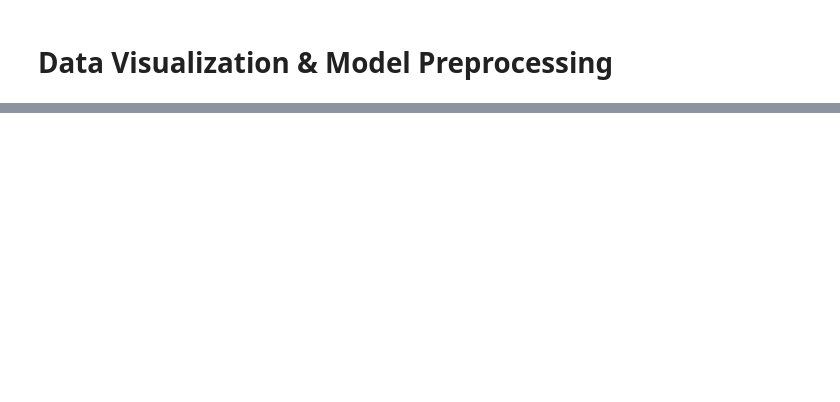
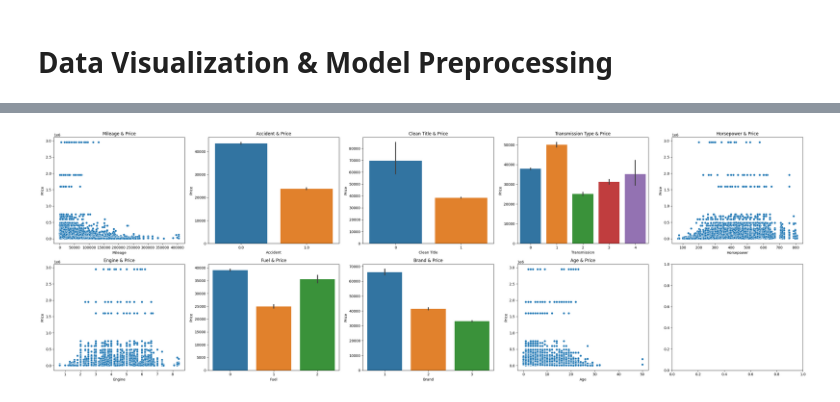
Before and after one commit to aneesakram/regression-of-used-car-prices, a Jupyter notebook: carPriceReg.ipynb, the cells around one changed output, grey strips where cells are left out. Cells and saved outputs as stored; diff of their text form; code cells hidden in the pictures; blank space fills up the shorter version.

```diff
--- a/carPriceReg.ipynb
+++ b/carPriceReg.ipynb
@@ -374,0 +403,54 @@ sns.heatmap(data=corr)
+# %%
+fig, axs = plt.subplots(2,5, figsize=(30,10))
+
+sns.scatterplot(x='mileage', y='price', data=train_df, ax=axs[0, 0])
+axs[0, 0].set_title('Mileage & Price')
+axs[0, 0].set_xlabel('Mileage')
+axs[0, 0].set_ylabel('Price')
+
+
+sns.barplot(x='accident', y='price', data=train_df, ax=axs[0, 1])
+axs[0, 1].set_title('Accident & Price')
+axs[0, 1].set_xlabel('Accident')
+axs[0, 1].set_ylabel('Price')
+
+sns.barplot(x='clean_title', y='price', data=train_df, ax=axs[0, 2])
+axs[0, 2].set_title('Clean Title & Price')
+axs[0, 2].set_xlabel('Clean Title')
+axs[0, 2].set_ylabel('Price')
+
+sns.barplot(x='transmission_cat', y='price', data=train_df, ax=axs[0, 3])
+axs[0, 3].set_title('Transmission Type & Price')
+axs[0, 3].set_xlabel('Transmission')
+axs[0, 3].set_ylabel('Price')
+
+sns.scatterplot(x='horsepower', y='price', data=train_df, ax=axs[0, 4])
+axs[0, 4].set_title('Horsepower & Price')
+axs[0, 4].set_xlabel('Horsepower')
+axs[0, 4].set_ylabel('Price')
+
+sns.scatterplot(x='engine_size', y='price', data=train_df, ax=axs[1, 0])
+axs[1, 0].set_title('Engine & Price')
+axs[1, 0].set_xlabel('Engine')
+axs[1, 0].set_ylabel('Price')
+
+sns.barplot(x='type_of_fuel', y='price', data=train_df, ax=axs[1, 1])
+axs[1, 1].set_title('Fuel & Price')
+axs[1, 1].set_xlabel('Fuel')
+axs[1, 1].set_ylabel('Price')
+
+sns.barplot(x='brand_cat', y='price', data=train_df, ax=axs[1, 2])
+axs[1, 2].set_title('Brand & Price')
+axs[1, 2].set_xlabel('Brand')
+axs[1, 2].set_ylabel('Price')
+
+sns.scatterplot(x='age', y='price', data=train_df, ax=axs[1, 3])
+axs[1, 3].set_title('Age & Price')
+axs[1, 3].set_xlabel('Age')
+axs[1, 3].set_ylabel('Price')
+
+
+plt.tight_layout()
+plt.show()
+# %% [output]
+[figure, added]
```
Also changed, not shown: parts of 4 cells of this notebook.
